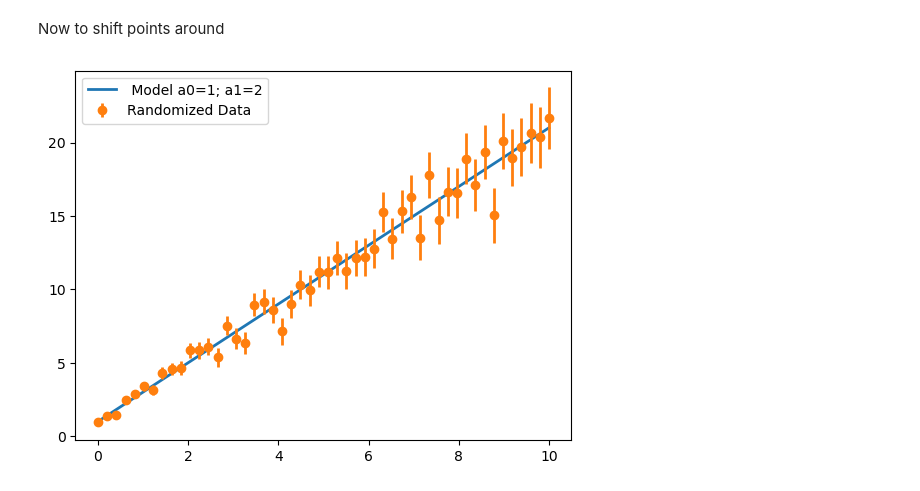
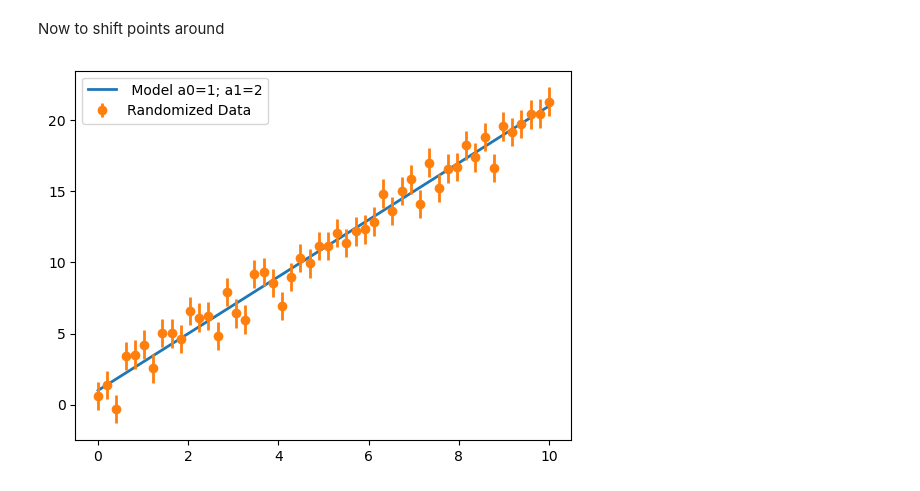
Before and after one commit to jowensfry/Bayes, a Jupyter notebook: Data_generate.ipynb, the cells around one changed output. Cells and saved outputs as stored; diff of their text form; code cells hidden in the pictures.

```diff
--- a/Data_generate.ipynb
+++ b/Data_generate.ipynb
@@ -50,6 +50,6 @@ for i in range(len(exp)):
 a0 = 1
 a1 = 2
 x = np.linspace(0,10)
-
 y = a0+a1*x
-y_err = y/10
+y_err = np.ones((1,len(y)))*1
+print(y)
@@ -113,15 +129,15 @@ Now to shift points around
 np.random.seed(1034276)
 # y_shift = y+np.random.normal(loc=1,scale=y_err)
 
-y_shift = y+np.random.normal(loc=0,scale=y_err)
+y_shift = y+np.random.normal(loc=0,scale=y_err[0])
 # %%
 fig2 = plt.figure()
 plt.plot(x,y,label=f' Model a0={a0}; a1={a1}',lw=2)
-plt.errorbar(x,y_shift,yerr=y_err,fmt='o',label=f'Randomized Data ',lw=2)
+plt.errorbar(x,y_shift,yerr=y_err[0],fmt='o',label=f'Randomized Data ',lw=2)
 plt.legend()
 plt.show()
 # %% [output]
-[figure, old version]
+[figure, new version]
 # %%
 shift_results = []
 for a in range(0,10000):
```
Also changed, not shown: parts of 15 cells of this notebook.
